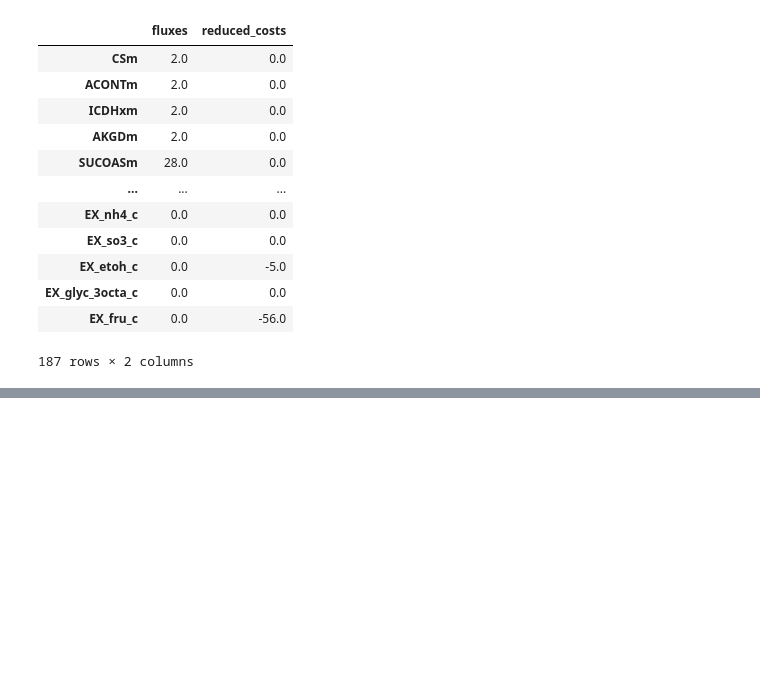
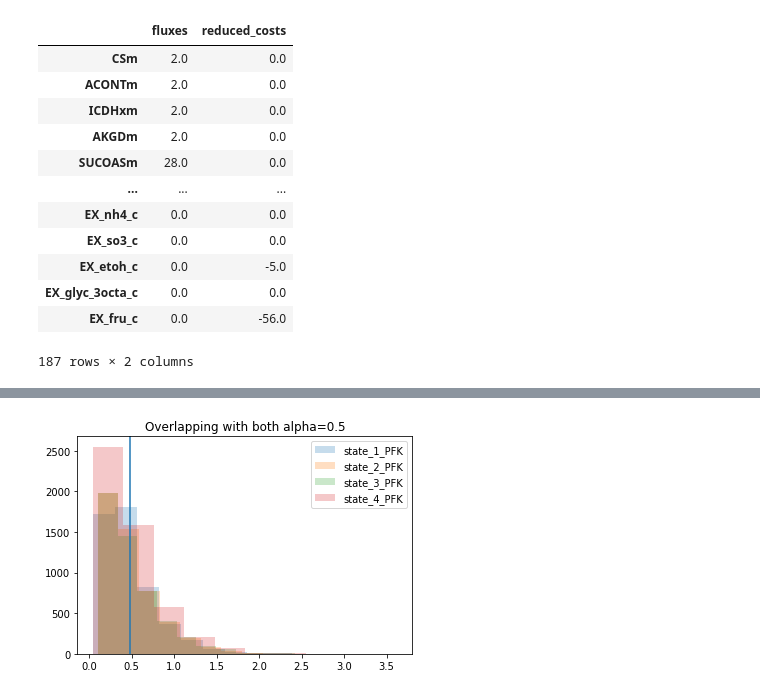
Before and after one commit to Sicily-maker/LiverModel, a Jupyter notebook: 0.0.1_big_core_model_FBA.ipynb, the cells around one changed output, grey strips where cells are left out. Saved outputs shown, nothing was run; the diff lists cells and outputs as text; code cells hidden in the pictures; blank space fills up the shorter version.

```diff
--- a/0.0.1_big_core_model_FBA.ipynb
+++ b/0.0.1_big_core_model_FBA.ipynb
@@ -396,6 +352,0 @@ for r in trial.reactions:
-# %%
-trial.reactions.EX_glc__D_c.lower_bound = -28.1
-# %%
-trial.objective = 'ATPS4mi'
-flux_solution = trial.optimize()
-flux_solution
@@ -401,0 +452,15 @@ flux_solution
+# %%
+# df
+mean_flux_1 = pd.DataFrame( columns =["reaction","mean", "stdev"])
+# means =[]
+# std=[]
+for i in data_1.columns:
+    mean = data_1[i].mean()
+    # print(index)
+    # means.append(index)
+    std = data_1[i].std()
+    mean_flux_1.loc[len(mean_flux_1.index)] = [i, mean, std]
+# mean_flux["Mean_gluco"] = means
+# mean_flux["ST_dev_gluco"] = std
+mean_flux = mean_flux_1.set_index("reaction")
+mean_flux
@@ -401,0 +482,2 @@ flux_solution
+# %%
+x_position = mean_flux.loc["PFK", "mean"]
@@ -401,0 +488,23 @@ flux_solution
+# %%
+plt.hist(data_1['PFK'],
+         alpha=0.25, # the transaparency parameter
+         label='state_1_PFK')
+plt.axvline(x_position)
+
+plt.hist(data_2['PFK'],
+         alpha=0.25, # the transaparency parameter
+         label='state_2_PFK')
+
+plt.hist(data_3['PFK'],
+         alpha=0.25, # the transaparency parameter
+         label='state_3_PFK')
+
+plt.hist(data_4['PFK'],
+         alpha=0.25, # the transaparency parameter
+         label='state_4_PFK')
+
+plt.legend(loc='upper right')
+plt.title('Overlapping with both alpha=0.5')
+plt.show()
+# %% [output]
+[figure, added]
```
Also changed, not shown: parts of 90 cells of this notebook, 12 other files.
